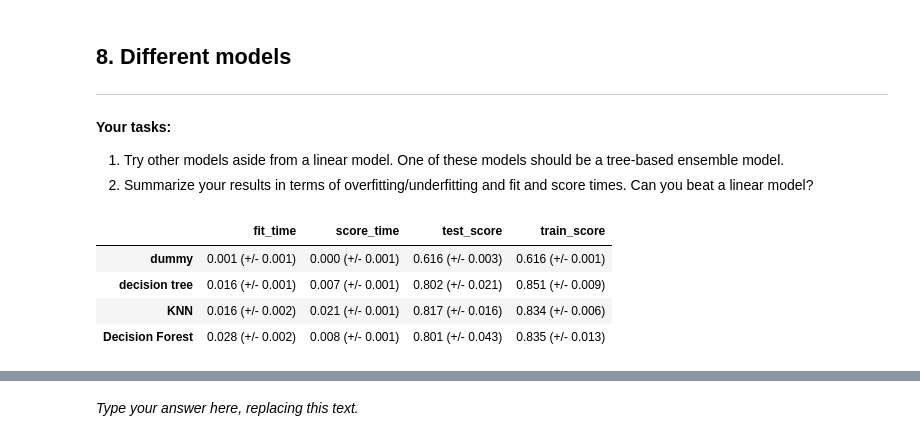
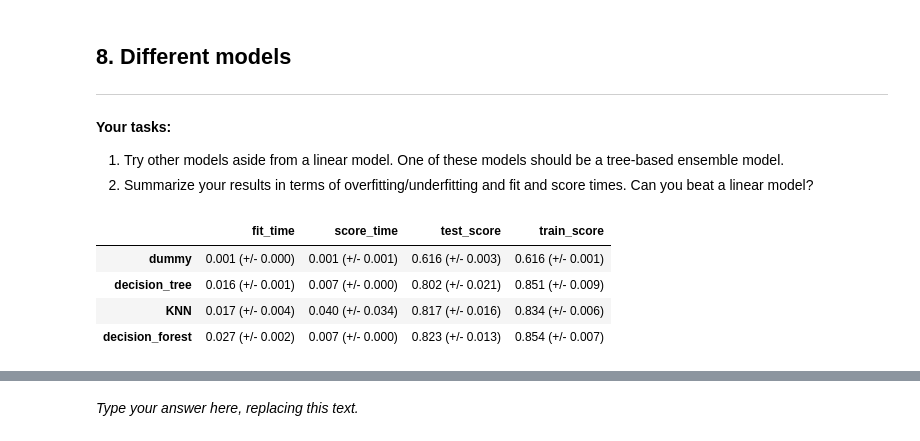
Before and after one commit to caden-maxwell/titanic_cs4320, a Jupyter notebook: final_report.ipynb, the cells around one changed output, grey strips where cells are left out. Cells and saved outputs as stored; diff of their text form; code cells hidden in the pictures.

```diff
--- a/final_report.ipynb
+++ b/final_report.ipynb
@@ -379,8 +379,6 @@ preprocessor = make_column_transformer(
     (categorical_transformer, categorical_features),
     ("drop", drop_features),
 )
-
-X_transform = preprocessor.fit_transform(X, y)
 # %%
 # Stolen from HW3
 def mean_std_cross_val_scores(model, X_train, y_train, **kwargs):
@@ -502,21 +500,25 @@ _Type your answer here, replacing this text._
 2. Summarize your results in terms of overfitting/underfitting and fit and score times. Can you beat a linear model?
 # %%
 models = { # Arbitrary hyperparameters, for now
-    "decision tree": DecisionTreeClassifier(max_depth=5),
+    "decision_tree": DecisionTreeClassifier(max_depth=5),
     "KNN": KNeighborsClassifier(n_neighbors=10),
-    "Decision Forest": RandomForestClassifier(max_depth=5, n_estimators=10, max_features=1),
+    "decision_forest": RandomForestClassifier(max_depth=5, n_estimators=10, max_features=9),
 }
 
 for name, model in models.items():
     pipe = make_pipeline(preprocessor, model)
     results_dict[name] = mean_std_cross_val_scores(
         pipe, X, y, return_train_score=True
     )
+    pipe.fit(X, y)
+    predicted = pipe.predict(test_df)
+    submit_df = pd.DataFrame({'PassengerId': test_df['PassengerId'], 'Survived': predicted})
+    submit_df.to_csv(f'{name}_submission.csv', index=False)
 
 pd.DataFrame(results_dict).T
 # %% [output]
 |  | fit_time | score_time | test_score | train_score |
-| dummy | 0.001 (+/- 0.001) | 0.000 (+/- 0.001) | 0.616 (+/- 0.003) | 0.616 (+/- 0.001) |
-| decision tree | 0.016 (+/- 0.001) | 0.007 (+/- 0.001) | 0.802 (+/- 0.021) | 0.851 (+/- 0.009) |
-| KNN | 0.016 (+/- 0.002) | 0.021 (+/- 0.001) | 0.817 (+/- 0.016) | 0.834 (+/- 0.006) |
-| Decision Forest | 0.028 (+/- 0.002) | 0.008 (+/- 0.001) | 0.801 (+/- 0.043) | 0.835 (+/- 0.013) |
+| dummy | 0.001 (+/- 0.000) | 0.001 (+/- 0.001) | 0.616 (+/- 0.003) | 0.616 (+/- 0.001) |
+| decision_tree | 0.016 (+/- 0.001) | 0.007 (+/- 0.000) | 0.802 (+/- 0.021) | 0.851 (+/- 0.009) |
+| KNN | 0.017 (+/- 0.004) | 0.040 (+/- 0.034) | 0.817 (+/- 0.016) | 0.834 (+/- 0.006) |
+| decision_forest | 0.027 (+/- 0.002) | 0.007 (+/- 0.000) | 0.823 (+/- 0.013) | 0.854 (+/- 0.007) |
```
Also changed, not shown: parts of 5 cells of this notebook.
